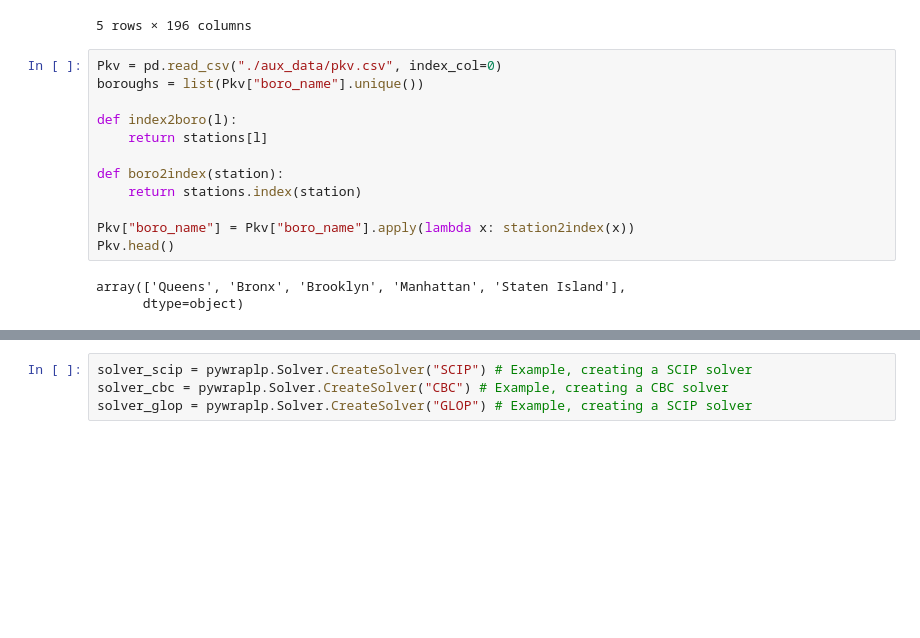
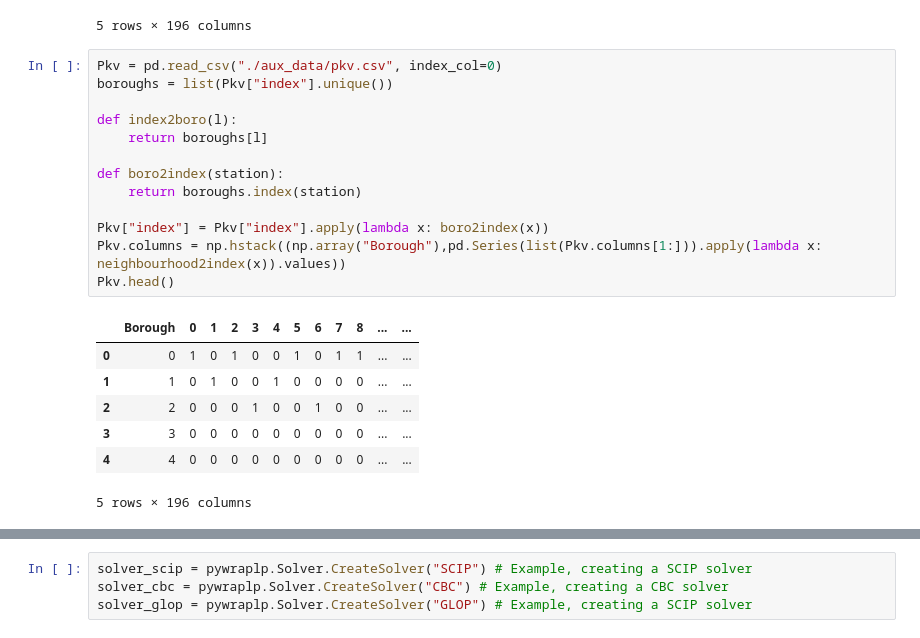
Before and after one commit to pepe-olivert/Optimization_NY_Fire_Departments, a Jupyter notebook: resolucion.ipynb, the cells around one changed output, grey strips where cells are left out. Drawn from its saved outputs; the diff is of its cells as text; blank space fills up the shorter version.

Commit message:
objective function update

```diff
--- a/resolucion.ipynb
+++ b/resolucion.ipynb
@@ -90,16 +179,22 @@ Skl.head()
 5 rows × 196 columns
 # %%
 Pkv = pd.read_csv("./aux_data/pkv.csv", index_col=0)
-boroughs = list(Pkv["boro_name"].unique())
+boroughs = list(Pkv["index"].unique())
 
 def index2boro(l):
-    return stations[l]
+    return boroughs[l]
 
 def boro2index(station):
-    return stations.index(station)
+    return boroughs.index(station)
 
-Pkv["boro_name"] = Pkv["boro_name"].apply(lambda x: station2index(x))
+Pkv["index"] = Pkv["index"].apply(lambda x: boro2index(x))
+Pkv.columns = np.hstack((np.array("Borough"),pd.Series(list(Pkv.columns[1:])).apply(lambda x: neighbourhood2index(x)).values))
 Pkv.head()
 # %% [output]
+|  | Borough | 0 | 1 | 2 | 3 | 4 | 5 | 6 | 7 | 8 | ... | ... |
+| 0 | 0 | 1 | 0 | 1 | 0 | 0 | 1 | 0 | 1 | 1 | ... | ... |
+| 1 | 1 | 0 | 1 | 0 | 0 | 1 | 0 | 0 | 0 | 0 | ... | ... |
+| 2 | 2 | 0 | 0 | 0 | 1 | 0 | 0 | 1 | 0 | 0 | ... | ... |
+| 3 | 3 | 0 | 0 | 0 | 0 | 0 | 0 | 0 | 0 | 0 | ... | ... |
+| 4 | 4 | 0 | 0 | 0 | 0 | 0 | 0 | 0 | 0 | 0 | ... | ... |
-array(['Queens', 'Bronx', 'Brooklyn', 'Manhattan', 'Staten Island'],
-      dtype=object)
+5 rows × 196 columns
```
Also changed, not shown: parts of 36 cells of this notebook.
